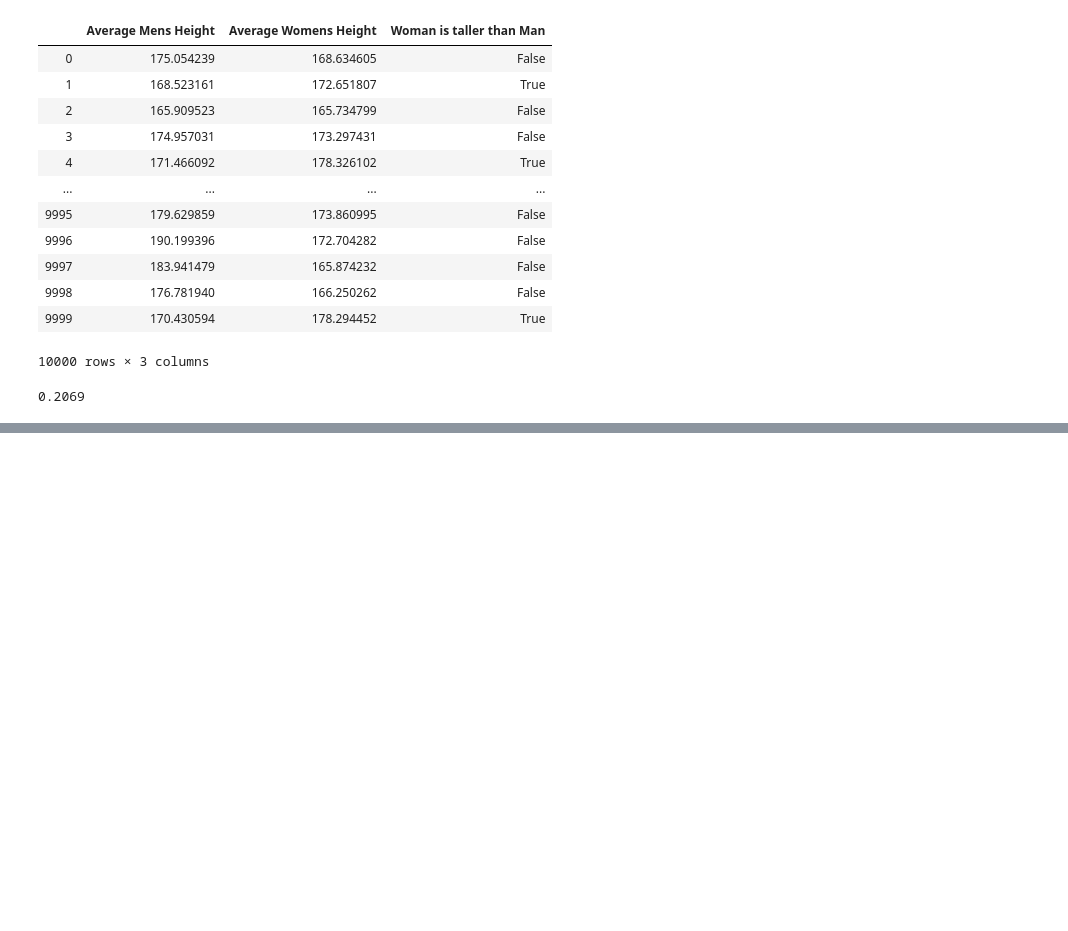
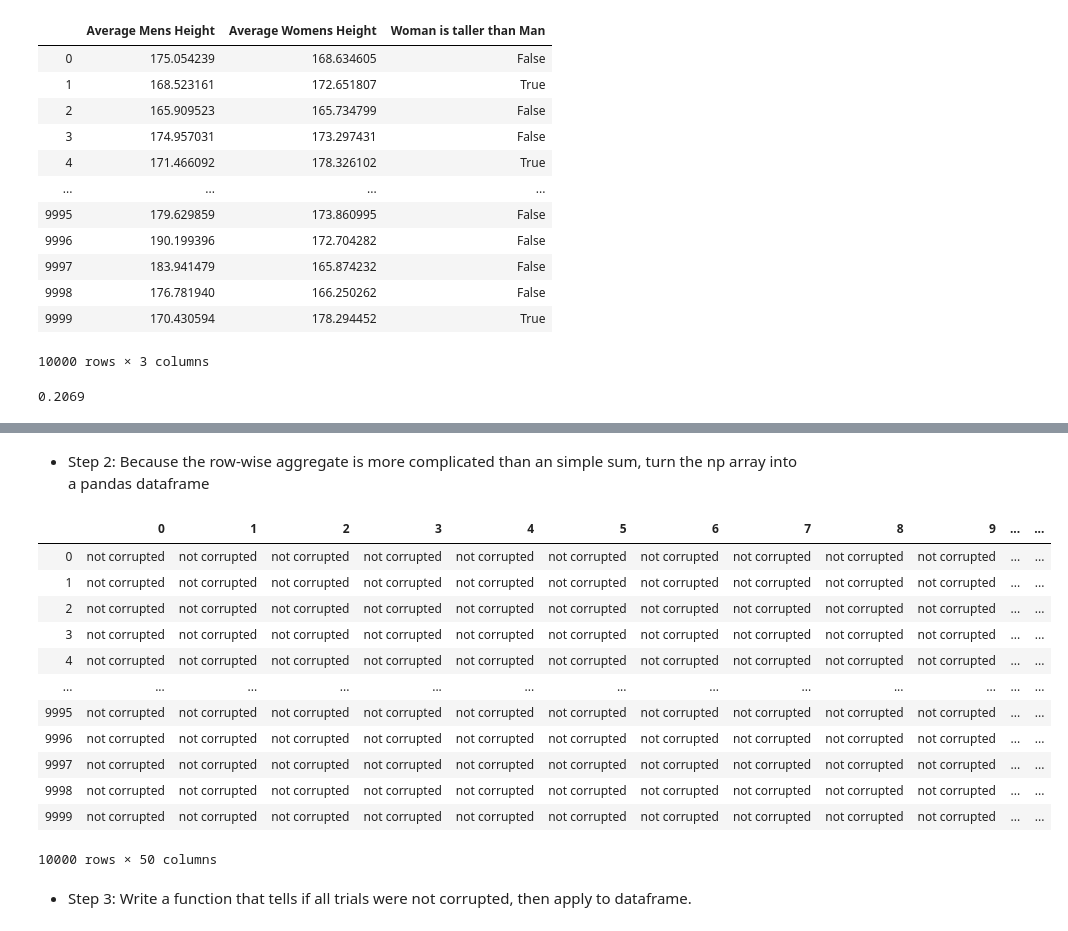
Before and after one commit to JadaShipp/statistics-exerrcises, a Jupyter notebook: simulation.ipynb, the cells around one changed output, grey strips where cells are left out. Cells and saved outputs as stored; diff of their text form; code cells hidden in the pictures; blank space fills up the shorter version.

```diff
--- a/simulation.ipynb
+++ b/simulation.ipynb
@@ -315,0 +326,3 @@ odds
+# %%
+install = np.random.choice(['corrupted','not corrupted'], size = (10_000 , 50), p=[.004, .996])
+install
@@ -315,0 +343,21 @@ odds
+# %% [markdown]
+- Step 2: Because the row-wise aggregate is more complicated than an simple sum, turn the np array into a pandas dataframe
+# %%
+installdf = pd.DataFrame(install)
+installdf
+# %% [output]
+|  | 0 | 1 | 2 | 3 | 4 | 5 | 6 | 7 | 8 | 9 | ... | ... |
+| 0 | not corrupted | not corrupted | not corrupted | not corrupted | not corrupted | not corrupted | not corrupted | not corrupted | not corrupted | not corrupted | ... | ... |
+| 1 | not corrupted | not corrupted | not corrupted | not corrupted | not corrupted | not corrupted | not corrupted | not corrupted | not corrupted | not corrupted | ... | ... |
+| 2 | not corrupted | not corrupted | not corrupted | not corrupted | not corrupted | not corrupted | not corrupted | not corrupted | not corrupted | not corrupted | ... | ... |
+| 3 | not corrupted | not corrupted | not corrupted | not corrupted | not corrupted | not corrupted | not corrupted | not corrupted | not corrupted | not corrupted | ... | ... |
+| 4 | not corrupted | not corrupted | not corrupted | not corrupted | not corrupted | not corrupted | not corrupted | not corrupted | not corrupted | not corrupted | ... | ... |
+| ... | ... | ... | ... | ... | ... | ... | ... | ... | ... | ... | ... | ... |
+| 9995 | not corrupted | not corrupted | not corrupted | not corrupted | not corrupted | not corrupted | not corrupted | not corrupted | not corrupted | not corrupted | ... | ... |
+| 9996 | not corrupted | not corrupted | not corrupted | not corrupted | not corrupted | not corrupted | not corrupted | not corrupted | not corrupted | not corrupted | ... | ... |
+| 9997 | not corrupted | not corrupted | not corrupted | not corrupted | not corrupted | not corrupted | not corrupted | not corrupted | not corrupted | not corrupted | ... | ... |
+| 9998 | not corrupted | not corrupted | not corrupted | not corrupted | not corrupted | not corrupted | not corrupted | not corrupted | not corrupted | not corrupted | ... | ... |
+| 9999 | not corrupted | not corrupted | not corrupted | not corrupted | not corrupted | not corrupted | not corrupted | not corrupted | not corrupted | not corrupted | ... | ... |
+10000 rows × 50 columns
+# %% [markdown]
+- Step 3: Write a function that tells if all trials were not corrupted, then apply to dataframe.
```
Also changed, not shown: parts of 14 cells of this notebook.
